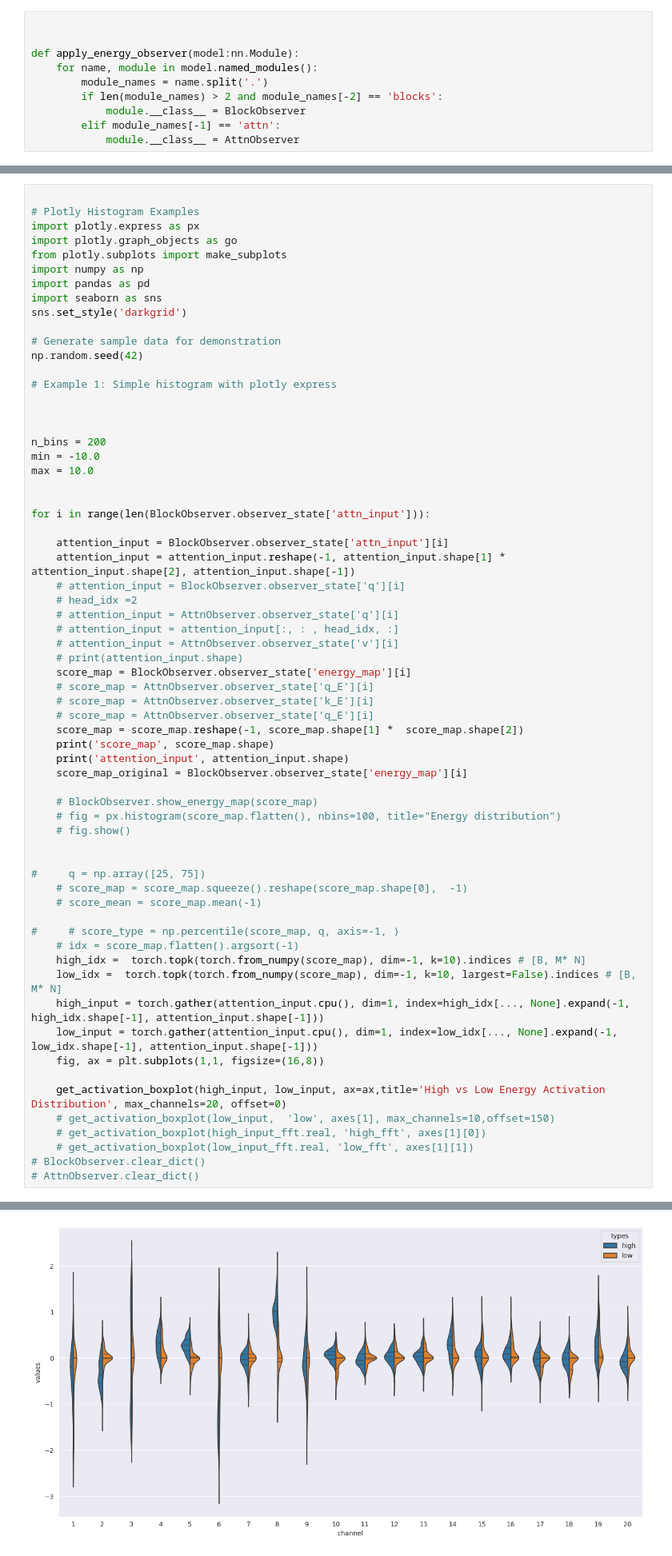
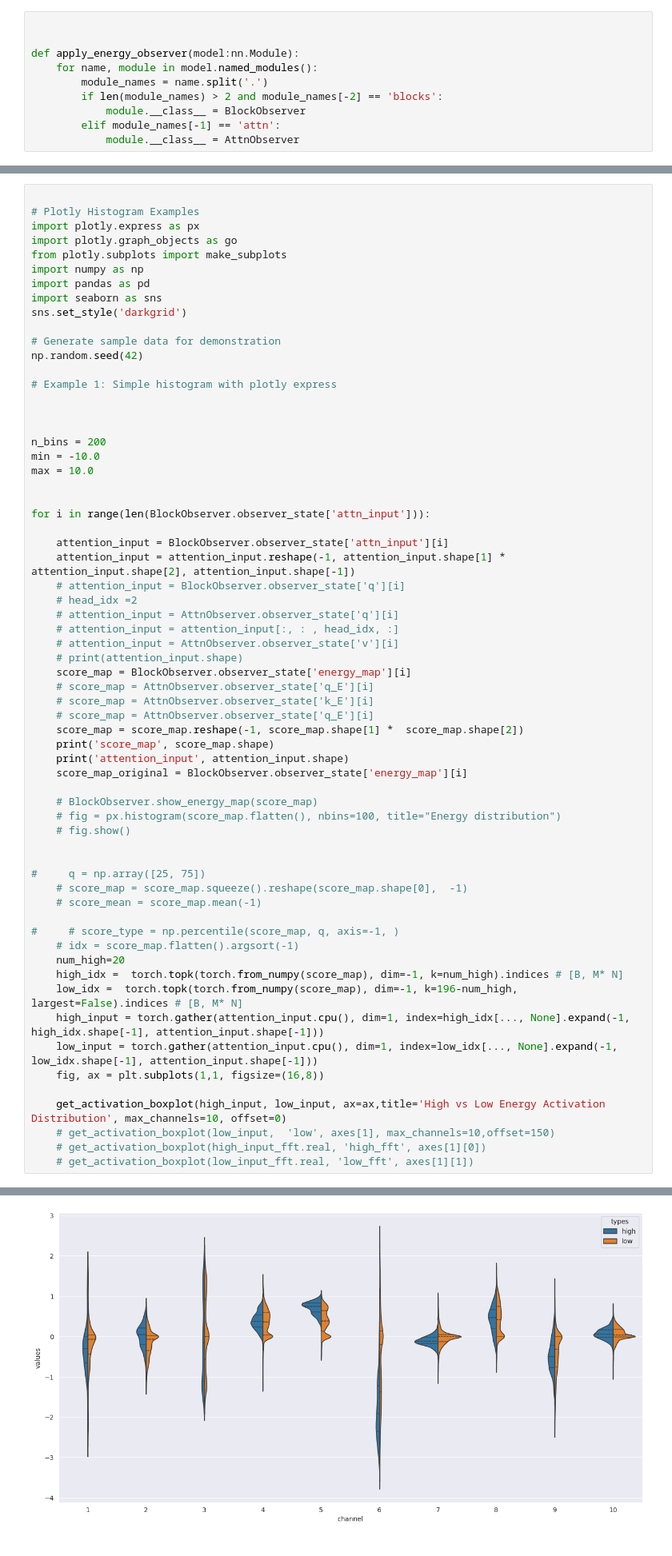
Before and after one commit to hchautran/SAM_Quantization, a Jupyter notebook: notebook.ipynb, the cells around one changed output, grey strips where cells are left out. Shown at 80% size. Cells and saved outputs as stored; diff of their text form.

```diff
--- a/notebook.ipynb
+++ b/notebook.ipynb
@@ -686,18 +688,17 @@ for i in range(len(BlockObserver.observer_state['attn_input'])):
 
 #     # score_type = np.percentile(score_map, q, axis=-1, )
     # idx = score_map.flatten().argsort(-1)
-    high_idx =  torch.topk(torch.from_numpy(score_map), dim=-1, k=10).indices # [B, M* N]
-    low_idx =  torch.topk(torch.from_numpy(score_map), dim=-1, k=10, largest=False).indices # [B, M* N]
+    num_high=20
+    high_idx =  torch.topk(torch.from_numpy(score_map), dim=-1, k=num_high).indices # [B, M* N]
+    low_idx =  torch.topk(torch.from_numpy(score_map), dim=-1, k=196-num_high, largest=False).indices # [B, M* N]
     high_input = torch.gather(attention_input.cpu(), dim=1, index=high_idx[..., None].expand(-1, high_idx.shape[-1], attention_input.shape[-1]))
     low_input = torch.gather(attention_input.cpu(), dim=1, index=low_idx[..., None].expand(-1, low_idx.shape[-1], attention_input.shape[-1]))
     fig, ax = plt.subplots(1,1, figsize=(16,8))
 
-    get_activation_boxplot(high_input, low_input, ax=ax,title='High vs Low Energy Activation Distribution', max_channels=20, offset=0)
+    get_activation_boxplot(high_input, low_input, ax=ax,title='High vs Low Energy Activation Distribution', max_channels=10, offset=0)
     # get_activation_boxplot(low_input,  'low', axes[1], max_channels=10,offset=150)
     # get_activation_boxplot(high_input_fft.real, 'high_fft', axes[1][0])
     # get_activation_boxplot(low_input_fft.real, 'low_fft', axes[1][1])
-# BlockObserver.clear_dict()
-# AttnObserver.clear_dict()
 # %% [output]
 score_map (25, 196)
 attention_input torch.Size([25, 196, 1024])
@@ -723 +724 @@ attention_input torch.Size([25, 196, 1024])
-[figure, old version]
+[figure, new version]
```
Also changed, not shown: parts of 9 cells of this notebook, 18 other files.
